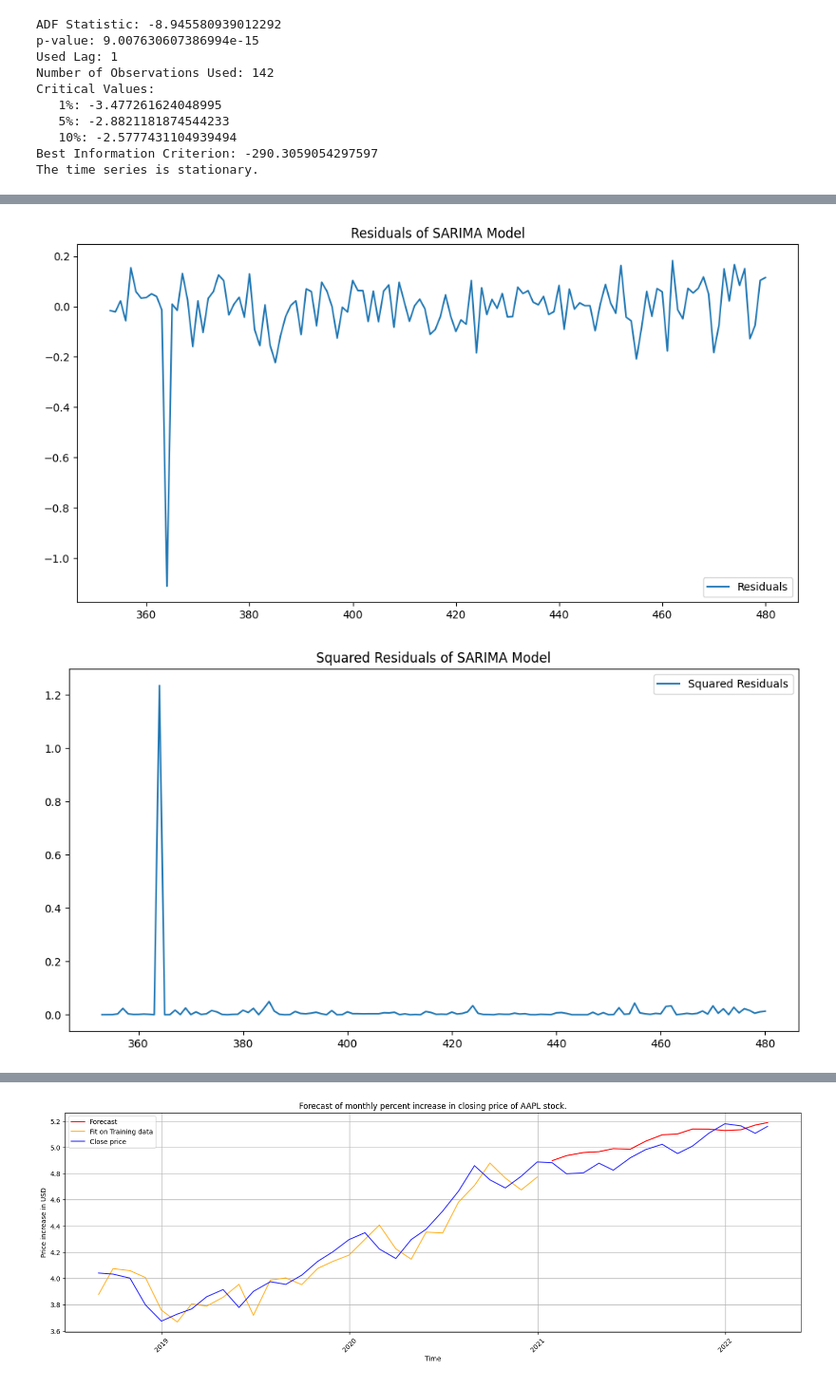
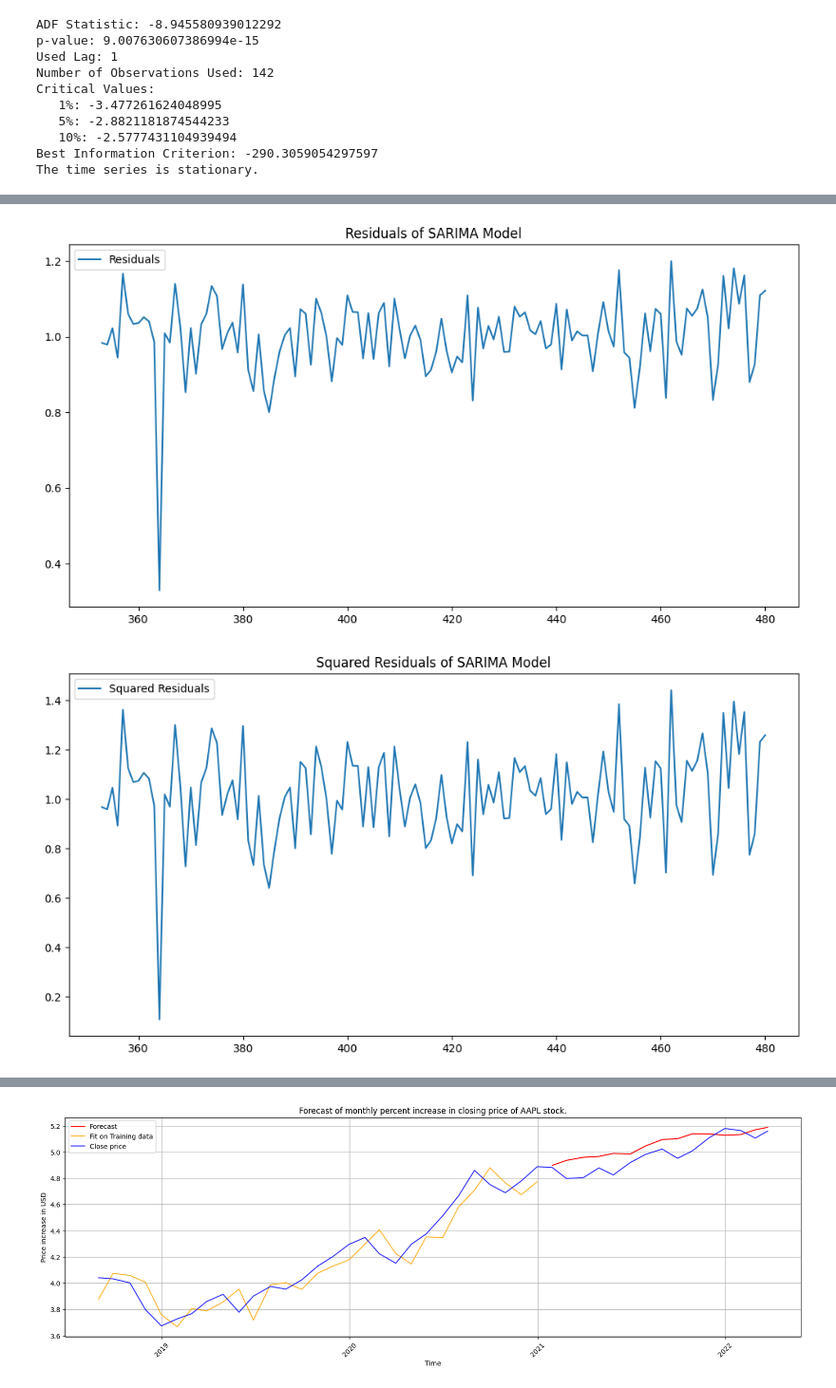
Before and after one commit to balooooooooo/econometric-modelling, a Jupyter notebook: analysis.ipynb, the cells around one changed output, grey strips where cells are left out. Shown at 95% size. Saved outputs shown, nothing was run; the diff lists cells and outputs as text; code cells hidden in the pictures.

```diff
--- a/analysis.ipynb
+++ b/analysis.ipynb
@@ -405,5 +405,5 @@ plt.show()
 <Figure size 1200x600 with 0 Axes>
 [figure]
 # %%
-df_train.dropna(inplace=True)
-pmd.auto_arima(df_train['Close'],start_p=1,start_q=1,test='adf',m=12,seasonal=True, trace=True)
+# df_train.dropna(inplace=True)
+# pmd.auto_arima(df_train['Close'],start_p=1,start_q=1,test='adf',m=12,seasonal=True, trace=True)
@@ -430,4 +445,6 @@ ARIMA(order=(0, 1, 1), scoring_args={}, seasonal_order=(0, 0, 0, 12),
 # %%
-sarima=sm.tsa.SARIMAX(df_train['Close'].dropna(),order=(1,2,0),seasonal_order=(0,1,0,12))
+sarima=sm.tsa.SARIMAX(df_train['Close'].dropna(),order=(2,2,2),seasonal_order=(2,2,2,12))
 model = sarima.fit()
 predicted = model.predict()
+print(model.aic)
+print(model.bic)
@@ -665,22 +716,22 @@ forecast = model.forecast(15, exog = None)
 # %%
-residuals = model.resid[1:]
+residuals = np.exp(model.resid)
 plt.figure(figsize=(12, 6))
-plt.plot(residuals, label='Residuals')
+plt.plot(residuals[1:], label='Residuals')
 plt.title('Residuals of SARIMA Model')
 plt.legend()
 plt.savefig(f"log_residuals.pdf", format="pdf", dpi=500, bbox_inches = "tight")
 plt.show()
 
 # Plot the squared residuals
 plt.figure(figsize=(12, 6))
-plt.plot(residuals**2, label='Squared Residuals')
+plt.plot(residuals[1:]**2, label='Squared Residuals')
 plt.title('Squared Residuals of SARIMA Model')
 plt.legend()
 plt.savefig(f"log_squared_residuals.pdf", format="pdf", dpi=500, bbox_inches = "tight")
 plt.show()
 # %% [output]
-[figure, old version]
+[figure, new version]
-[figure, old version]
+[figure, new version]
 # %%
 result = acorr_ljungbox(residuals)
 print(result)
```
Also changed, not shown: parts of 22 cells of this notebook.
